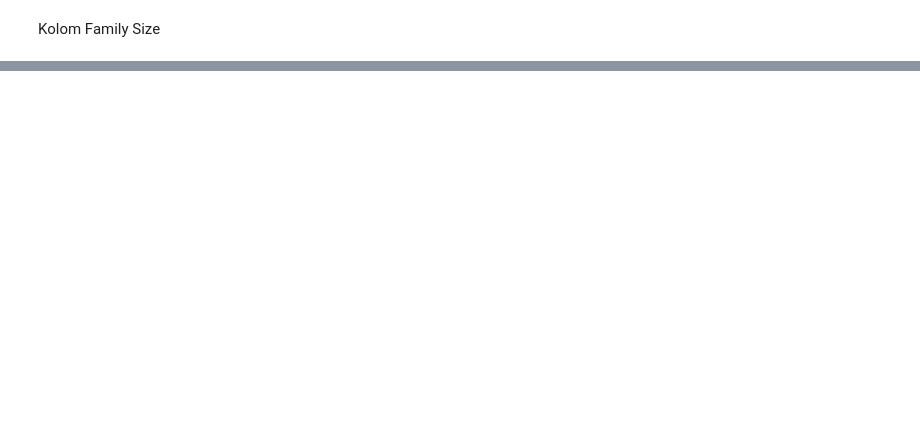
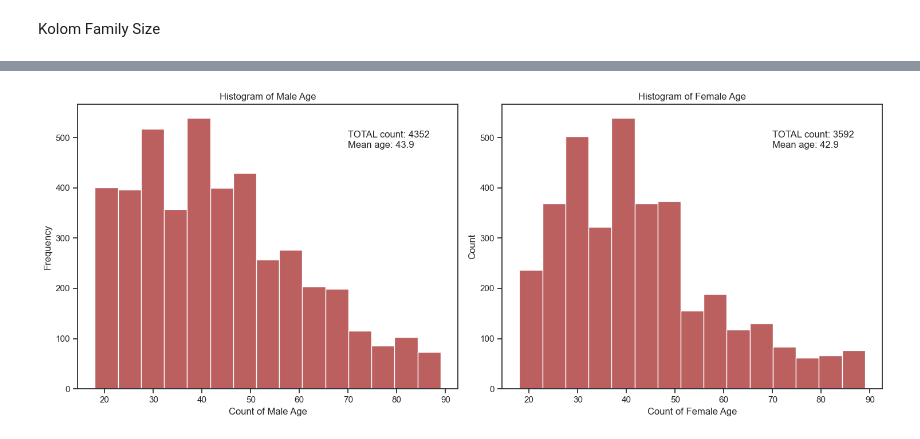
Before and after one commit to firarru/Customer-Segmentation-DBSCAN, a Jupyter notebook: Customer Segmentation DBSCAN.ipynb, the cells around one changed output, grey strips where cells are left out. Saved outputs shown, nothing was run; the diff lists cells and outputs as text; code cells hidden in the pictures; blank space fills up the shorter version.

```diff
--- a/Customer Segmentation DBSCAN.ipynb
+++ b/Customer Segmentation DBSCAN.ipynb
@@ -510,0 +502,24 @@ Time to run AutoViz = 4 seconds
+# %%
+male_age = df[df['Gender']=='Male']['Age'] # subset with males age
+female_age = df[df['Gender']=='Female']['Age'] # subset with females age
+
+fig, axes = plt.subplots(nrows=1, ncols=2, figsize=(15, 6))
+sns.histplot(male_age, bins=15, ax=axes[0], color='brown')
+axes[0].set_title('Histogram of Male Age')
+axes[0].set_xlabel('Count of Male Age')
+axes[0].set_ylabel('Frequency')
+axes[0].text(70,500, "TOTAL count: {}".format(male_age.count()))
+axes[0].text(70,480, "Mean age: {:.1f}".format(male_age.mean()))
+
+sns.histplot(x=female_age, ax=axes[1], bins=15, color='brown')
+axes[1].set_title('Histogram of Female Age')
+axes[1].set_xlabel('Count of Female Age')
+axes[1].text(70,500, "TOTAL count: {}".format(female_age.count()))
+axes[1].text(70,480, "Mean age: {:.1f}".format(female_age.mean()))
+
+plt.tight_layout()
+plt.show()
+
+# plt.show()
+# %% [output]
+[figure, added]
```
Also changed, not shown: parts of 32 cells of this notebook.
